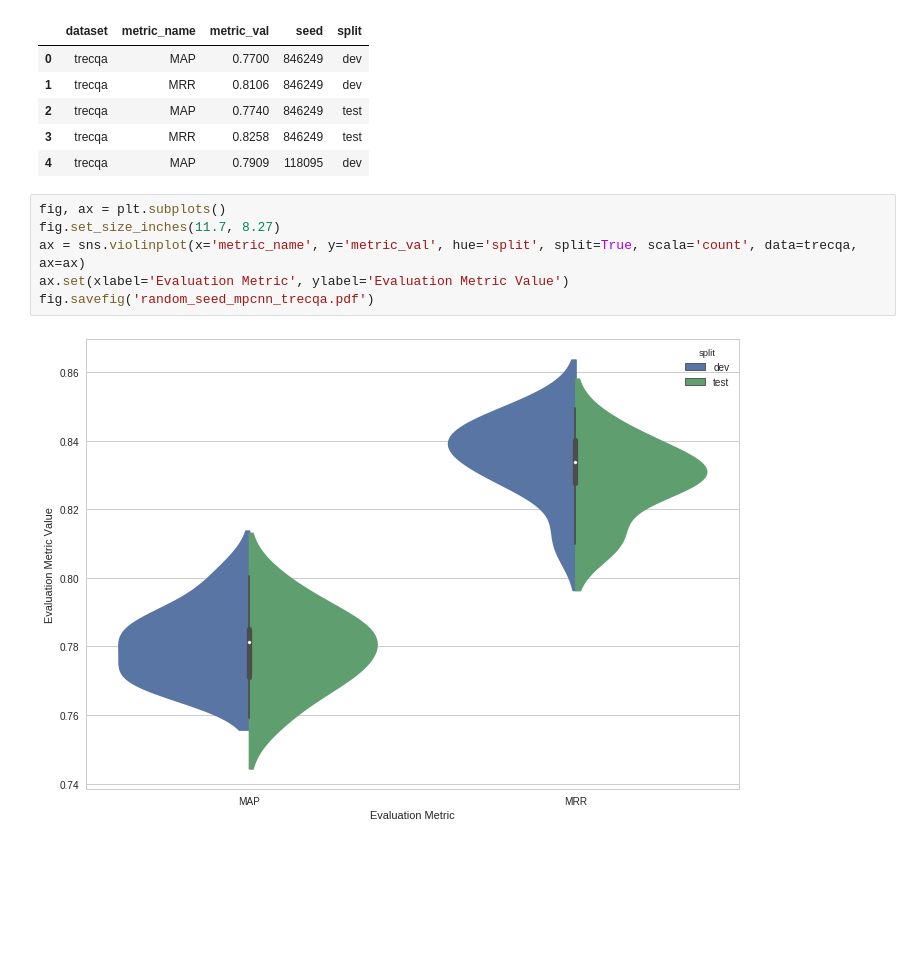
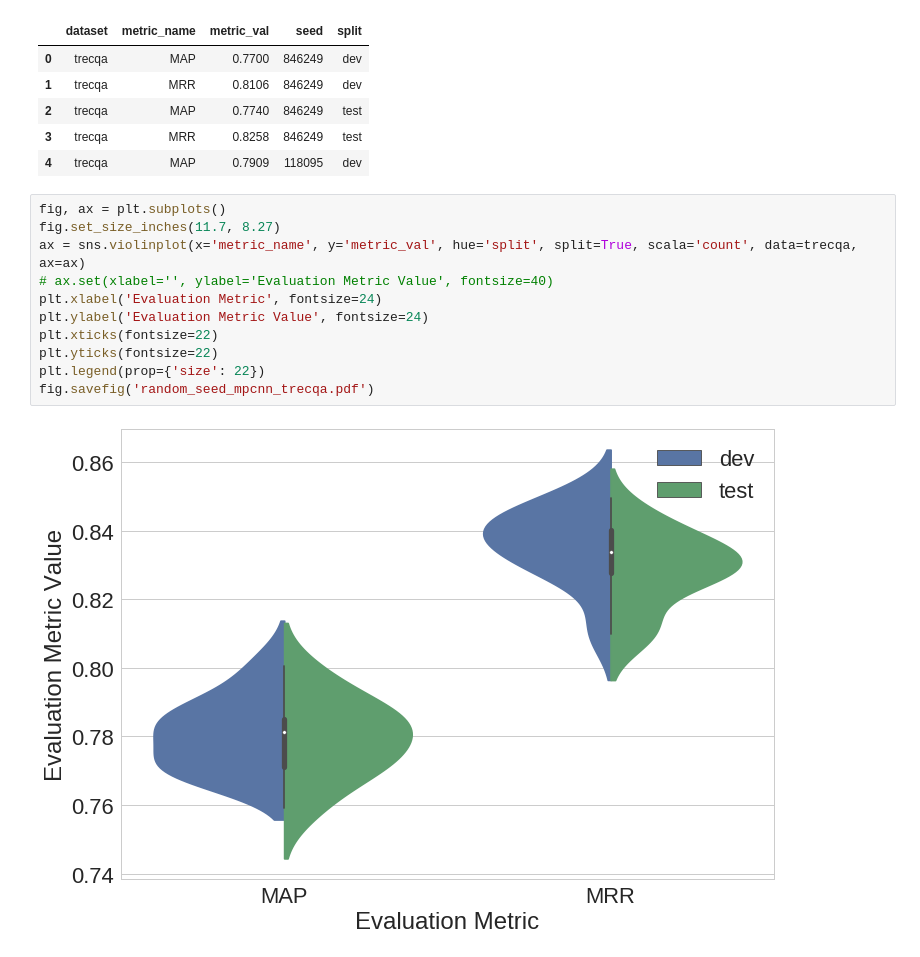
Before and after one commit to tuzhucheng/MP-CNN-Variants, a Jupyter notebook: scripts/random_seed_experiment_results.ipynb, the cells around one changed output. Saved outputs shown, nothing was run; the diff lists cells and outputs as text; blank space fills up the shorter version.

```diff
--- a/scripts/random_seed_experiment_results.ipynb
+++ b/scripts/random_seed_experiment_results.ipynb
@@ -71,8 +71,13 @@ trecqa.head(5)
 # %%
 fig, ax = plt.subplots()
 fig.set_size_inches(11.7, 8.27)
 ax = sns.violinplot(x='metric_name', y='metric_val', hue='split', split=True, scala='count', data=trecqa, ax=ax)
-ax.set(xlabel='Evaluation Metric', ylabel='Evaluation Metric Value')
+# ax.set(xlabel='', ylabel='Evaluation Metric Value', fontsize=40)
+plt.xlabel('Evaluation Metric', fontsize=24)
+plt.ylabel('Evaluation Metric Value', fontsize=24)
+plt.xticks(fontsize=22)
+plt.yticks(fontsize=22)
+plt.legend(prop={'size': 22})
 fig.savefig('random_seed_mpcnn_trecqa.pdf')
 # %% [output]
-[figure, old version]
+[figure, new version]
```
Also changed, not shown: 2 other files.
